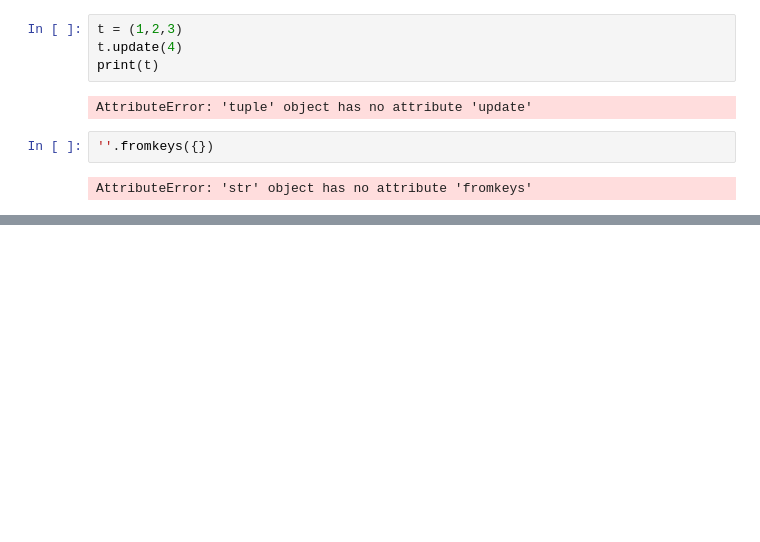
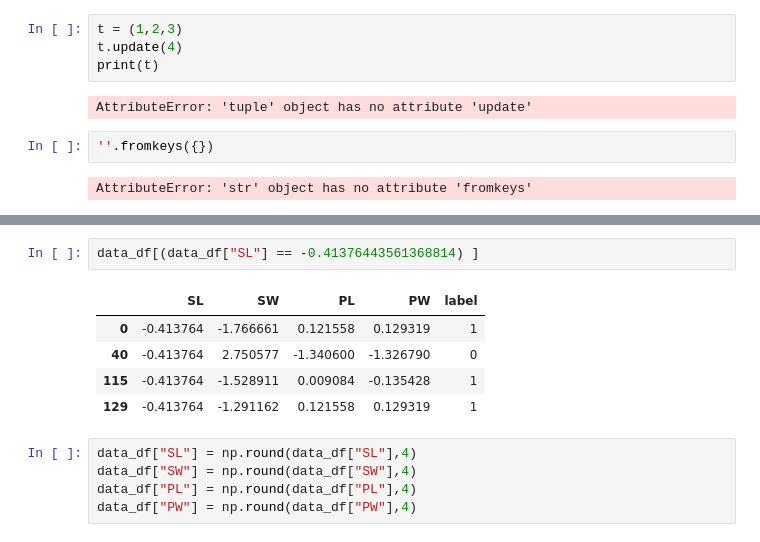
Before and after one commit to shreyashettyk/Python-DSA, a Jupyter notebook: ML_scratch/KNN.ipynb, the cells around one changed output, grey strips where cells are left out. Drawn from its saved outputs; the diff is of its cells as text; blank space fills up the shorter version.

```diff
--- a/ML_scratch/KNN.ipynb
+++ b/ML_scratch/KNN.ipynb
@@ -181,0 +253,13 @@ array([-0.43722791,  2.5383236 , -1.30395179, -1.28072706])
+# %%
+data_df[(data_df["SL"] == -0.41376443561368814) ]
+# %% [output]
+|  | SL | SW | PL | PW | label |
+| 0 | -0.413764 | -1.766661 | 0.121558 | 0.129319 | 1 |
+| 40 | -0.413764 | 2.750577 | -1.340600 | -1.326790 | 0 |
+| 115 | -0.413764 | -1.528911 | 0.009084 | -0.135428 | 1 |
+| 129 | -0.413764 | -1.291162 | 0.121558 | 0.129319 | 1 |
+# %%
+data_df["SL"] = np.round(data_df["SL"],4)
+data_df["SW"] = np.round(data_df["SW"],4)
+data_df["PL"] = np.round(data_df["PL"],4)
+data_df["PW"] = np.round(data_df["PW"],4)
```
Also changed, not shown: parts of 13 cells of this notebook.
